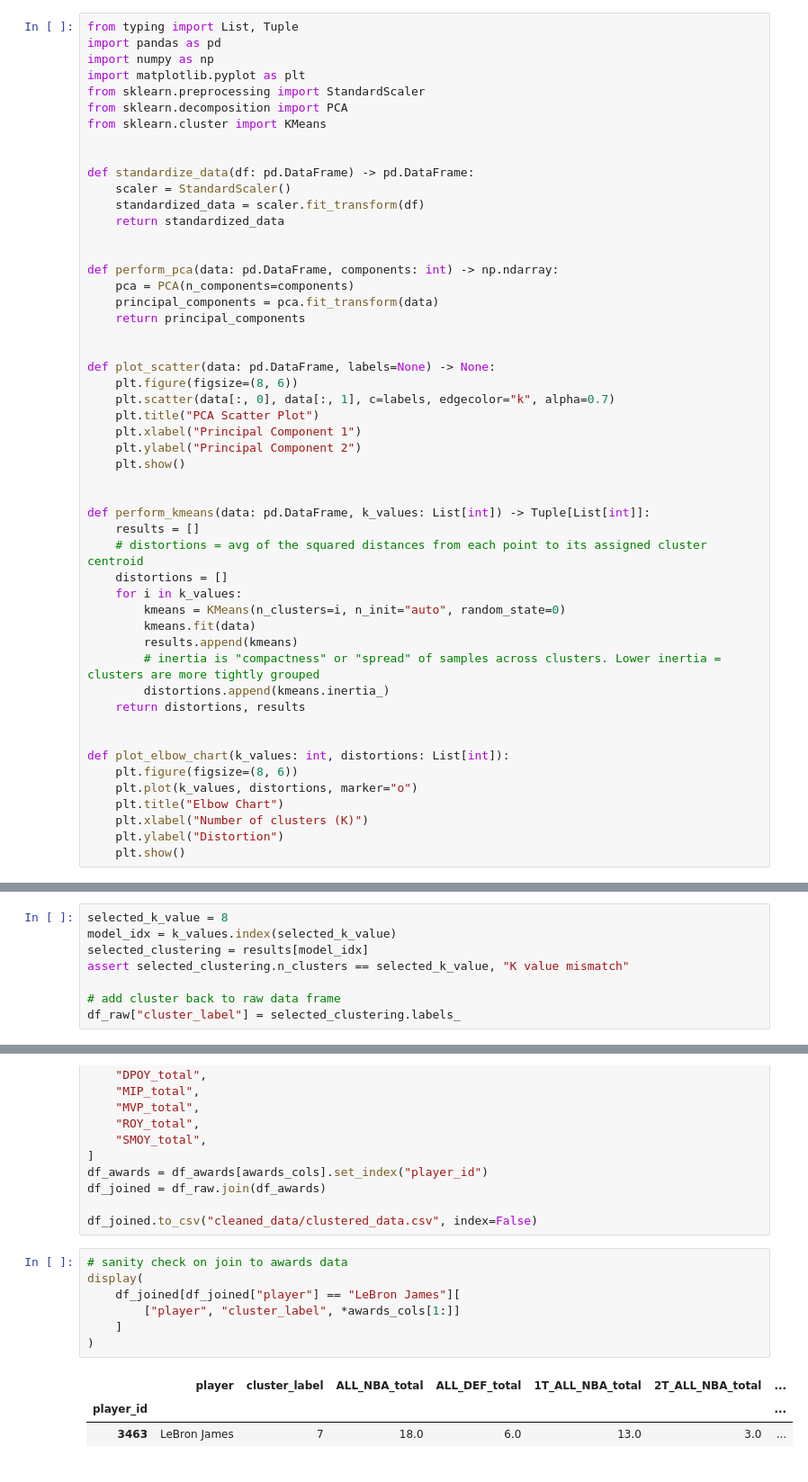
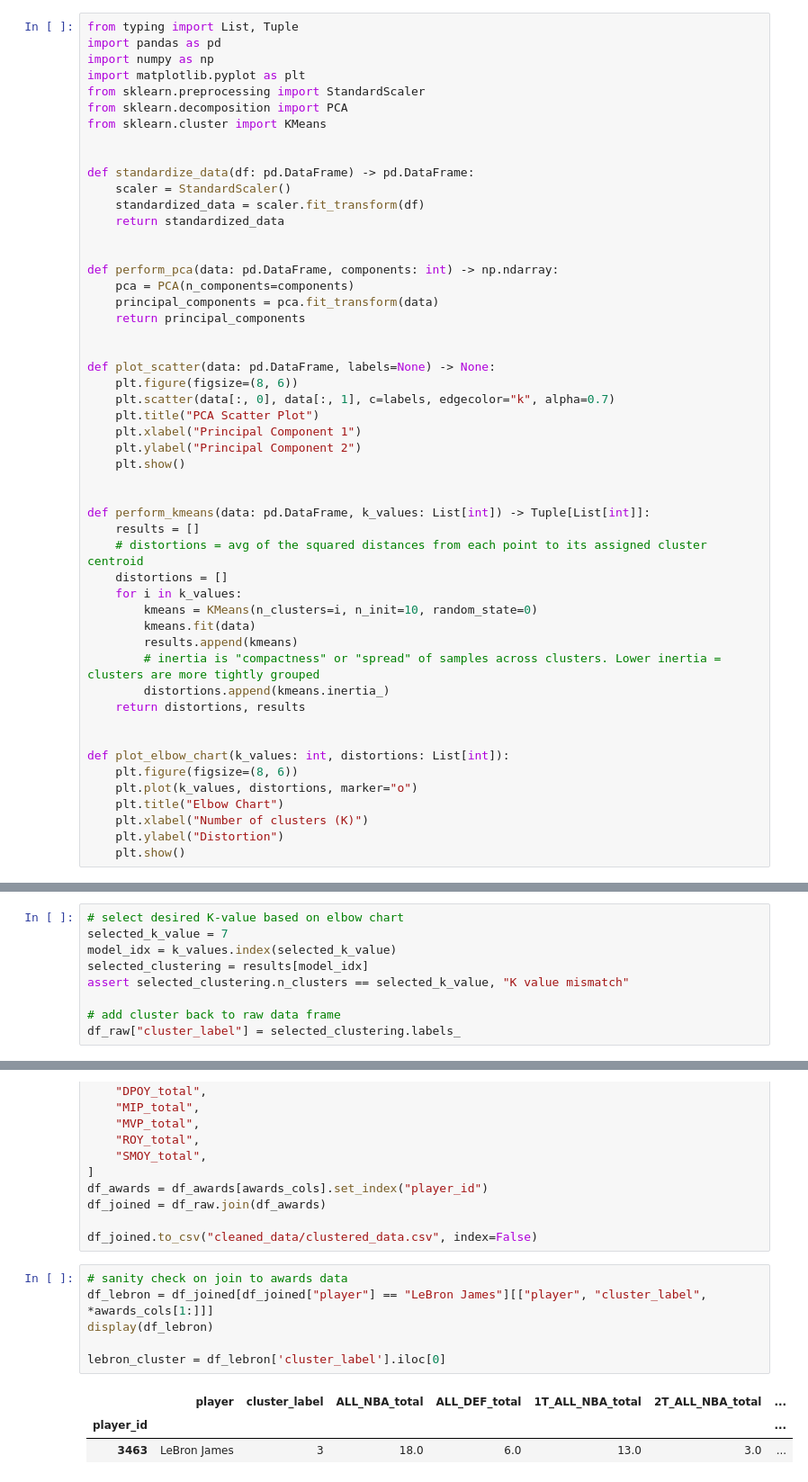
Before and after one commit to smukhi92/ISYE6740_CDA_FA23_Project, a Jupyter notebook: clustering_analysis.ipynb, the cells around one changed output, grey strips where cells are left out. Shown at 90% size. Drawn from its saved outputs; the diff is of its cells as text.

```diff
--- a/clustering_analysis.ipynb
+++ b/clustering_analysis.ipynb
@@ -34,7 +34,7 @@ def perform_kmeans(data: pd.DataFrame, k_values: List[int]) -> Tuple[List[int]]:
     # distortions = avg of the squared distances from each point to its assigned cluster centroid
     distortions = []
     for i in k_values:
-        kmeans = KMeans(n_clusters=i, n_init="auto", random_state=0)
+        kmeans = KMeans(n_clusters=i, n_init=10, random_state=0)
         kmeans.fit(data)
         results.append(kmeans)
         # inertia is "compactness" or "spread" of samples across clusters. Lower inertia = clusters are more tightly grouped
@@ -119,5 +119,6 @@ plot_elbow_chart(k_values, distortions)
 # %%
-selected_k_value = 8
+# select desired K-value based on elbow chart
+selected_k_value = 7
 model_idx = k_values.index(selected_k_value)
 selected_clustering = results[model_idx]
 assert selected_clustering.n_clusters == selected_k_value, "K value mismatch"
@@ -169,12 +148,11 @@ df_joined = df_raw.join(df_awards)
 df_joined.to_csv("cleaned_data/clustered_data.csv", index=False)
 # %%
 # sanity check on join to awards data
-display(
-    df_joined[df_joined["player"] == "LeBron James"][
-        ["player", "cluster_label", *awards_cols[1:]]
-    ]
-)
+df_lebron = df_joined[df_joined["player"] == "LeBron James"][["player", "cluster_label", *awards_cols[1:]]]
+display(df_lebron)
+
+lebron_cluster = df_lebron['cluster_label'].iloc[0]
 # %% [output]
 |  | player | cluster_label | ALL_NBA_total | ALL_DEF_total | 1T_ALL_NBA_total | 2T_ALL_NBA_total | ... |
 | player_id |  |  |  |  |  |  | ... |
-| 3463 | LeBron James | 7 | 18.0 | 6.0 | 13.0 | 3.0 | ... |
+| 3463 | LeBron James | 3 | 18.0 | 6.0 | 13.0 | 3.0 | ... |
```
Also changed, not shown: parts of 5 cells of this notebook, 3 other files.
